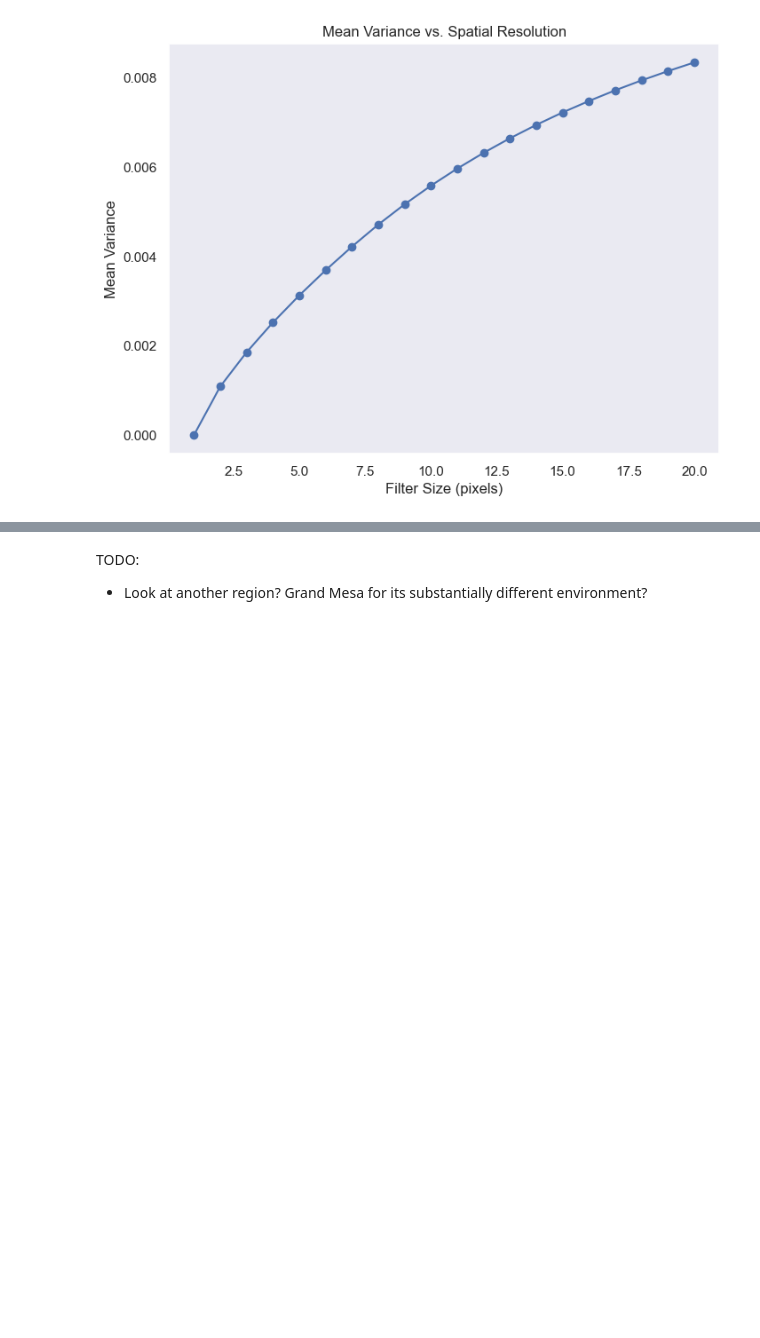
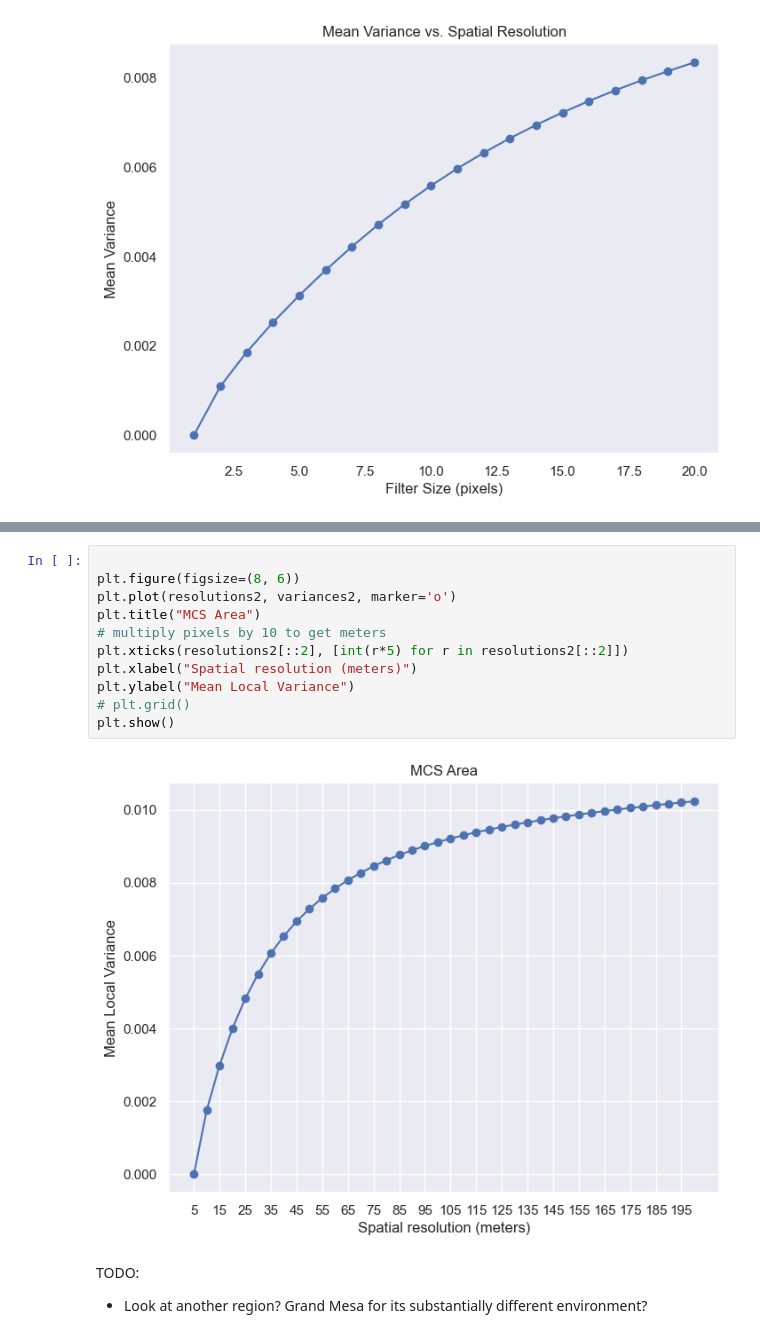
Before and after one commit to julober/snowex_uavsar_coherence, a Jupyter notebook: notebooks/spatial_variance.ipynb, the cells around one changed output, grey strips where cells are left out. Saved outputs shown, nothing was run; the diff lists cells and outputs as text; blank space fills up the shorter version.

```diff
--- a/notebooks/spatial_variance.ipynb
+++ b/notebooks/spatial_variance.ipynb
@@ -242,3 +314,16 @@ plt.show()
+# %%
+
+plt.figure(figsize=(8, 6))
+plt.plot(resolutions2, variances2, marker='o')
+plt.title("MCS Area")
+# multiply pixels by 10 to get meters
+plt.xticks(resolutions2[::2], [int(r*5) for r in resolutions2[::2]])
+plt.xlabel("Spatial resolution (meters)")
+plt.ylabel("Mean Local Variance")
+# plt.grid()
+plt.show()
+# %% [output]
+[figure, added]
 # %% [markdown]
 TODO:
 - Look at another region? Grand Mesa for its substantially different environment?
```
Also changed, not shown: parts of 8 cells of this notebook.
